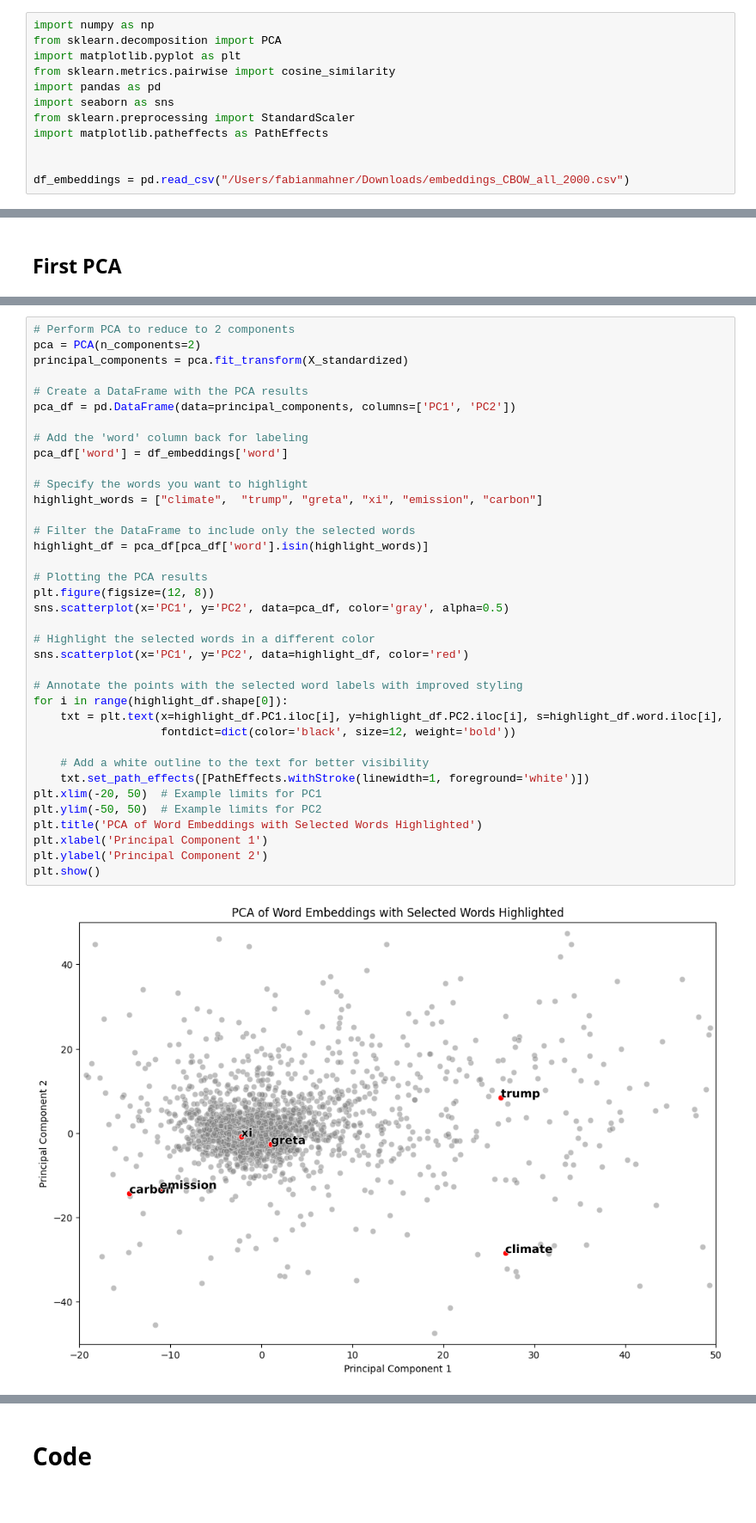
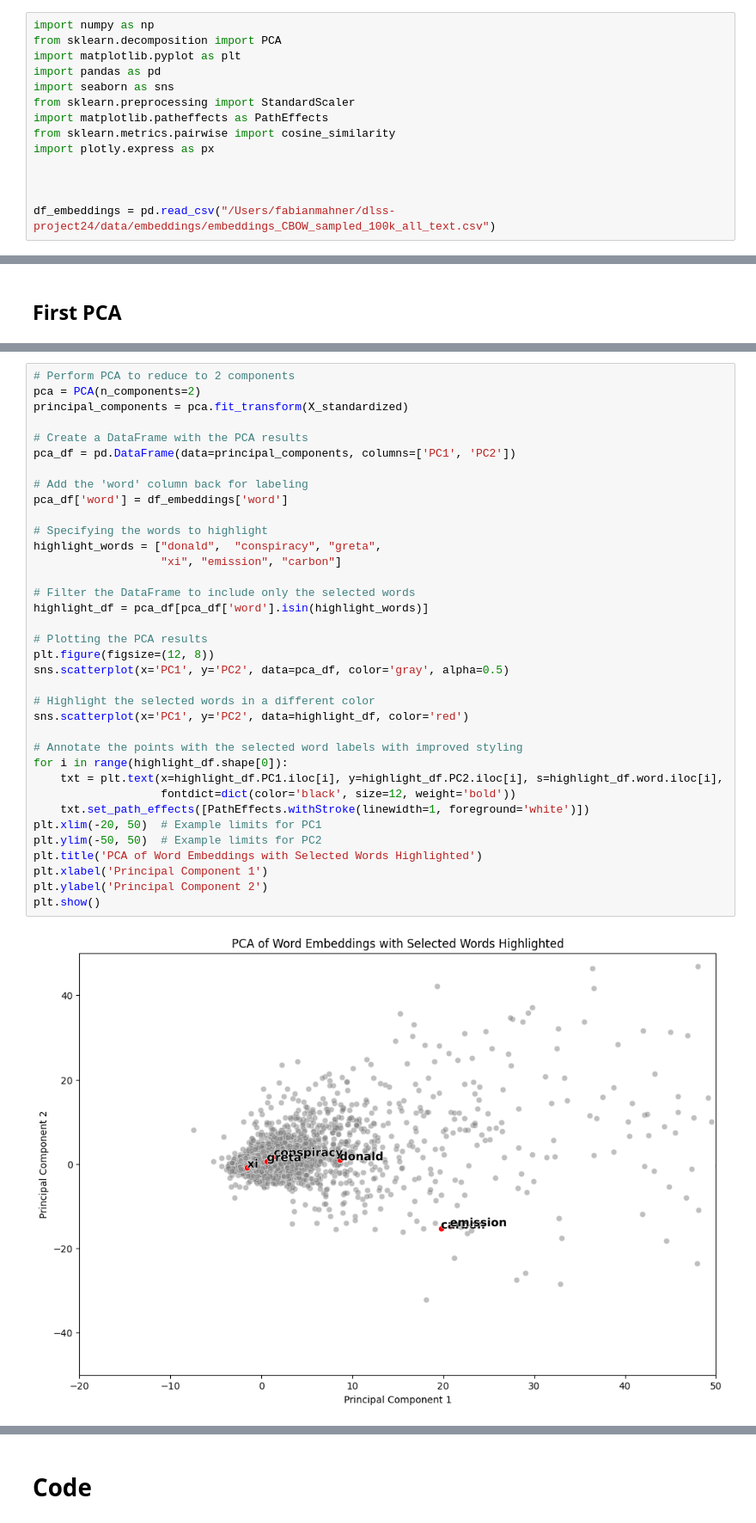
Before and after one commit to tobiaswtzl/dlss-project24, a Jupyter notebook: code/2. Deep Learning Model/SemSim.ipynb, the cells around one changed output, grey strips where cells are left out. Shown at 86% size. Drawn from its saved outputs; the diff is of its cells as text.

```diff
--- a/code/2. Deep Learning Model/SemSim.ipynb
+++ b/code/2. Deep Learning Model/SemSim.ipynb
@@ -5,14 +4,16 @@
 import numpy as np
 from sklearn.decomposition import PCA
 import matplotlib.pyplot as plt
-from sklearn.metrics.pairwise import cosine_similarity
 import pandas as pd
 import seaborn as sns
 from sklearn.preprocessing import StandardScaler
 import matplotlib.patheffects as PathEffects
+from sklearn.metrics.pairwise import cosine_similarity
+import plotly.express as px
 
 
-df_embeddings = pd.read_csv("/Users/fabianmahner/Downloads/embeddings_CBOW_all_2000.csv")
+
+df_embeddings = pd.read_csv("/Users/fabianmahner/dlss-project24/data/embeddings/embeddings_CBOW_sampled_100k_all_text.csv")
 # %%
 df_embeddings = df_embeddings.iloc[:,1:]
 # %%
@@ -45,35 +45,34 @@ principal_components = pca.fit_transform(X_standardized)
 
 # Create a DataFrame with the PCA results
 pca_df = pd.DataFrame(data=principal_components, columns=['PC1', 'PC2'])
 
 # Add the 'word' column back for labeling
 pca_df['word'] = df_embeddings['word']
 
-# Specify the words you want to highlight
-highlight_words = ["climate",  "trump", "greta", "xi", "emission", "carbon"]
+# Specifying the words to highlight
+highlight_words = ["donald",  "conspiracy", "greta",
+                   "xi", "emission", "carbon"]
 
 # Filter the DataFrame to include only the selected words
 highlight_df = pca_df[pca_df['word'].isin(highlight_words)]
 
 # Plotting the PCA results
 plt.figure(figsize=(12, 8))
 sns.scatterplot(x='PC1', y='PC2', data=pca_df, color='gray', alpha=0.5)
 
 # Highlight the selected words in a different color
 sns.scatterplot(x='PC1', y='PC2', data=highlight_df, color='red')
 
 # Annotate the points with the selected word labels with improved styling
 for i in range(highlight_df.shape[0]):
     txt = plt.text(x=highlight_df.PC1.iloc[i], y=highlight_df.PC2.iloc[i], s=highlight_df.word.iloc[i],
                    fontdict=dict(color='black', size=12, weight='bold'))
-
-    # Add a white outline to the text for better visibility
     txt.set_path_effects([PathEffects.withStroke(linewidth=1, foreground='white')])
 plt.xlim(-20, 50)  # Example limits for PC1
 plt.ylim(-50, 50)  # Example limits for PC2
 plt.title('PCA of Word Embeddings with Selected Words Highlighted')
 plt.xlabel('Principal Component 1')
 plt.ylabel('Principal Component 2')
 plt.show()
 # %% [output]
-[figure, old version]
+[figure, new version]
```
Also changed, not shown: parts of 10 cells of this notebook, 2 other files.
